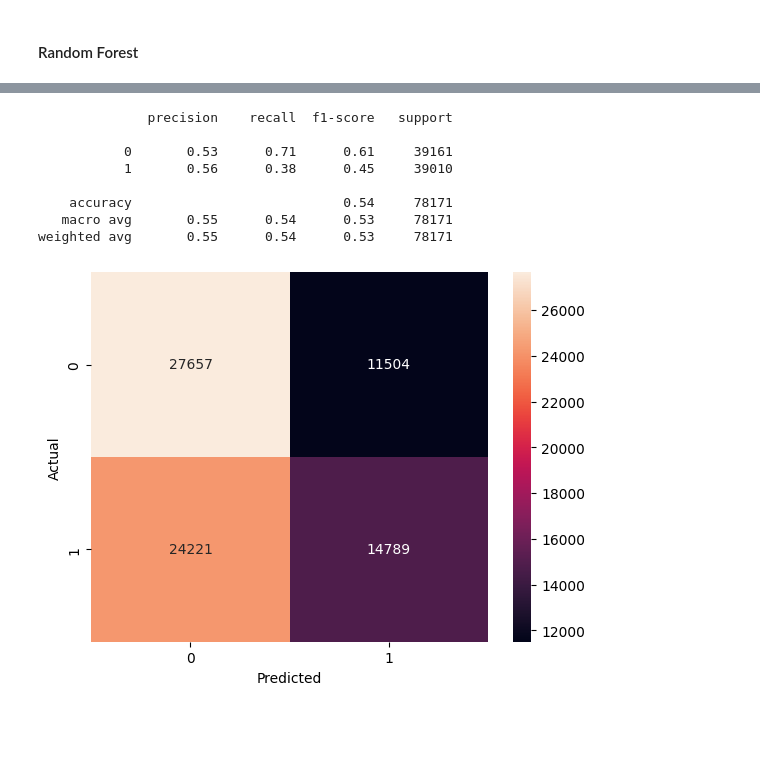
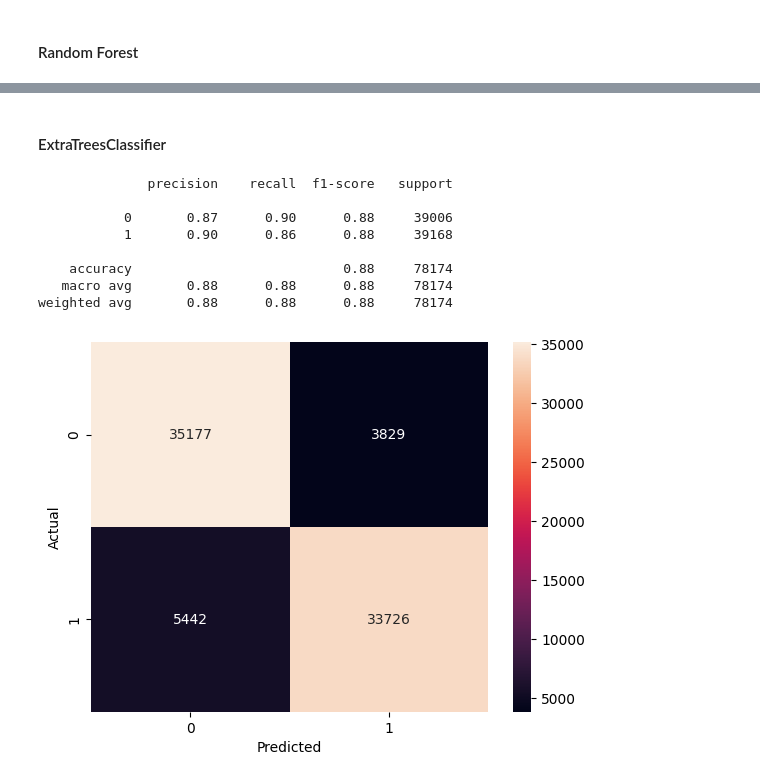
Before and after one commit to andresdlRoca/Guardian_Virtual, a Jupyter notebook: scripts/dev/url_detection.ipynb, the cells around one changed output, grey strips where cells are left out. Cells and saved outputs as stored; diff of their text form; code cells hidden in the pictures; blank space fills up the shorter version.

Commit message:
Model selection

```diff
--- a/scripts/dev/url_detection.ipynb
+++ b/scripts/dev/url_detection.ipynb
@@ -513,17 +511,3 @@ models.head(5)
-# %%
-model_SVM = SVC()
-model_SVM.fit(X_train, y_train)
-
-
-predictions = model_SVM.predict(X_test)
-
-# Graph confusion matrix
-cm = confusion_matrix(y_test, predictions)
-sns.heatmap(cm, annot=True, fmt='g')
-plt.xlabel('Predicted')
-plt.ylabel('Actual')
-
-print(classification_report(y_test, predictions))
 # %% [markdown]
 #### Random Forest
 # %%
@@ -555,25 +565,27 @@ weighted avg       0.88      0.88      0.88     78171
+# %% [markdown]
+#### ExtraTreesClassifier
 # %%
-model_NB = MultinomialNB()
+from sklearn.ensemble import ExtraTreesClassifier
+model_Extra_Trees = ExtraTreesClassifier(n_estimators=100)
+model_Extra_Trees.fit(X_train, y_train)
 
-model_NB.fit(X_train, y_train)
-
-predictions = model_NB.predict(X_test)
+predictions = model_Extra_Trees.predict(X_test)
 
 # Graph confusion matrix
 cm = confusion_matrix(y_test, predictions)
 
 sns.heatmap(cm, annot=True, fmt='g')
 plt.xlabel('Predicted')
 plt.ylabel('Actual')
 
 print(classification_report(y_test, predictions))
 # %% [output]
               precision    recall  f1-score   support
 
-           0       0.53      0.71      0.61     39161
-           1       0.56      0.38      0.45     39010
+           0       0.87      0.90      0.88     39006
+           1       0.90      0.86      0.88     39168
 
-    accuracy                           0.54     78171
-   macro avg       0.55      0.54      0.53     78171
-weighted avg       0.55      0.54      0.53     78171
+    accuracy                           0.88     78174
+   macro avg       0.88      0.88      0.88     78174
+weighted avg       0.88      0.88      0.88     78174
-[figure, old version]
+[figure, new version]
```
Also changed, not shown: parts of 8 cells of this notebook, 3 other files.
